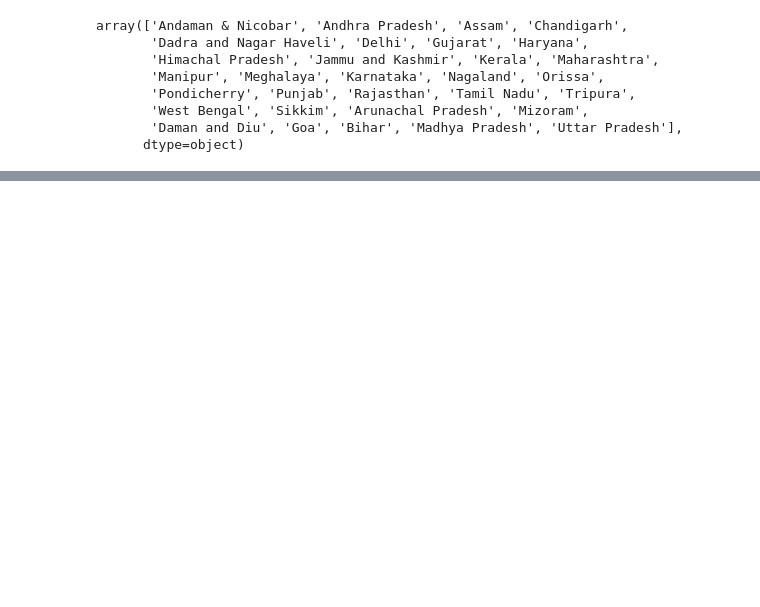
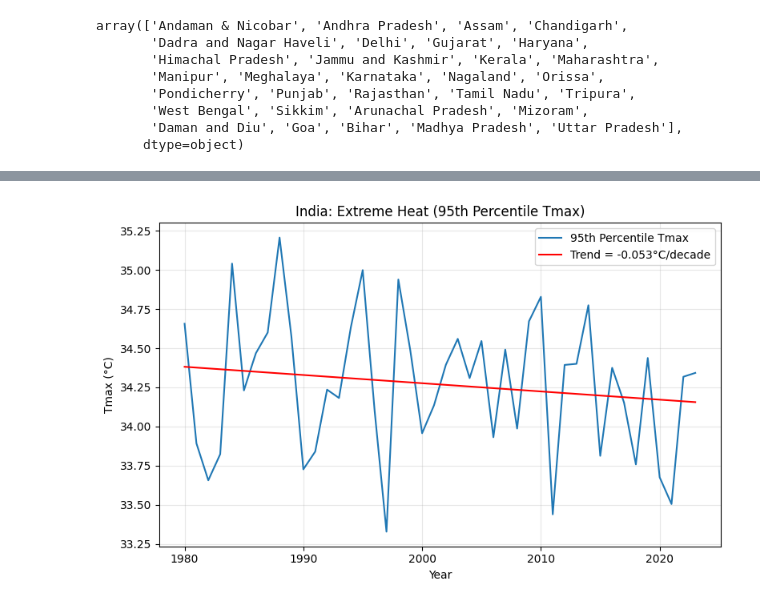
Before and after one commit to nkoppa/final-project, a Jupyter notebook: 02_visualize_heatmetrics_india.ipynb, the cells around one changed output, grey strips where cells are left out. Saved outputs shown, nothing was run; the diff lists cells and outputs as text; code cells hidden in the pictures; blank space fills up the shorter version.

```diff
--- a/02_visualize_heatmetrics_india.ipynb
+++ b/02_visualize_heatmetrics_india.ipynb
@@ -257 +108,17 @@ plt.show()
+# %%
+vals = country_ts["p95_tmax_MAMJ"]
+m, b = np.polyfit(years, vals, 1)
+trend = m * years + b
+
+plt.figure(figsize=(8,5))
+plt.plot(years, vals, label="95th Percentile Tmax")
+plt.plot(years, trend, color="red", label=f"Trend = {m*10:.3f}°C/decade")
+plt.title("India: Extreme Heat (95th Percentile Tmax)")
+plt.xlabel("Year"); plt.ylabel("Tmax (°C)")
+plt.legend()
+plt.grid(alpha=0.3)
+plt.tight_layout()
+plt.show()
+# %% [output]
+[figure, added]
 # %%
```
Also changed, not shown: parts of 25 cells of this notebook, 2 other files.
